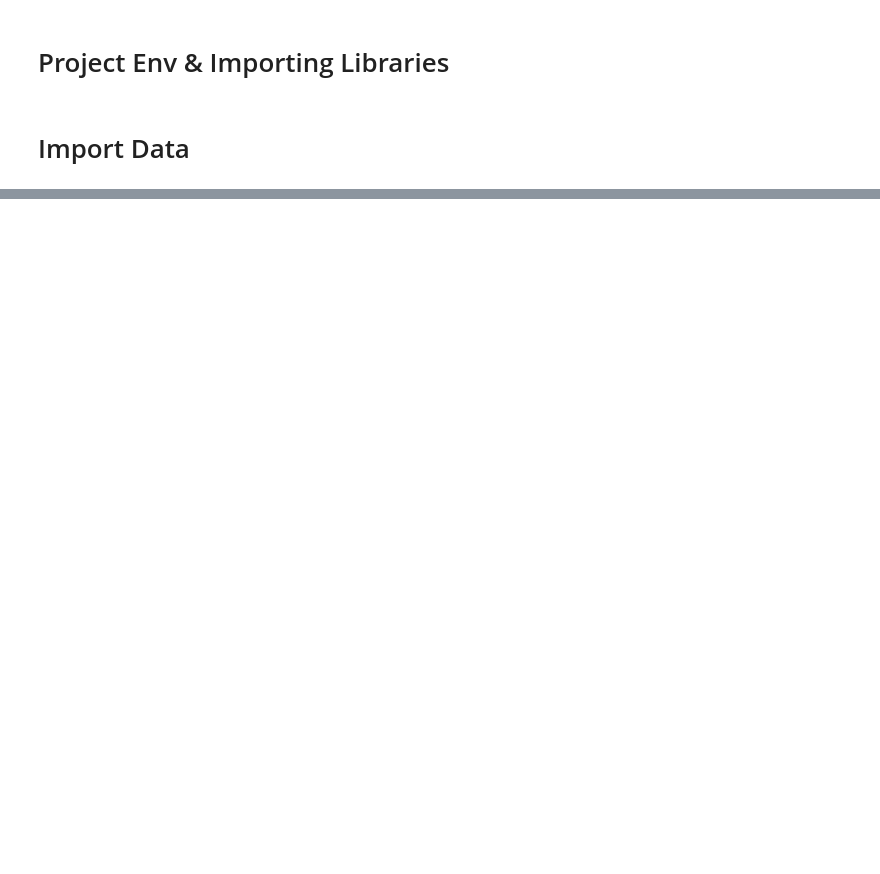
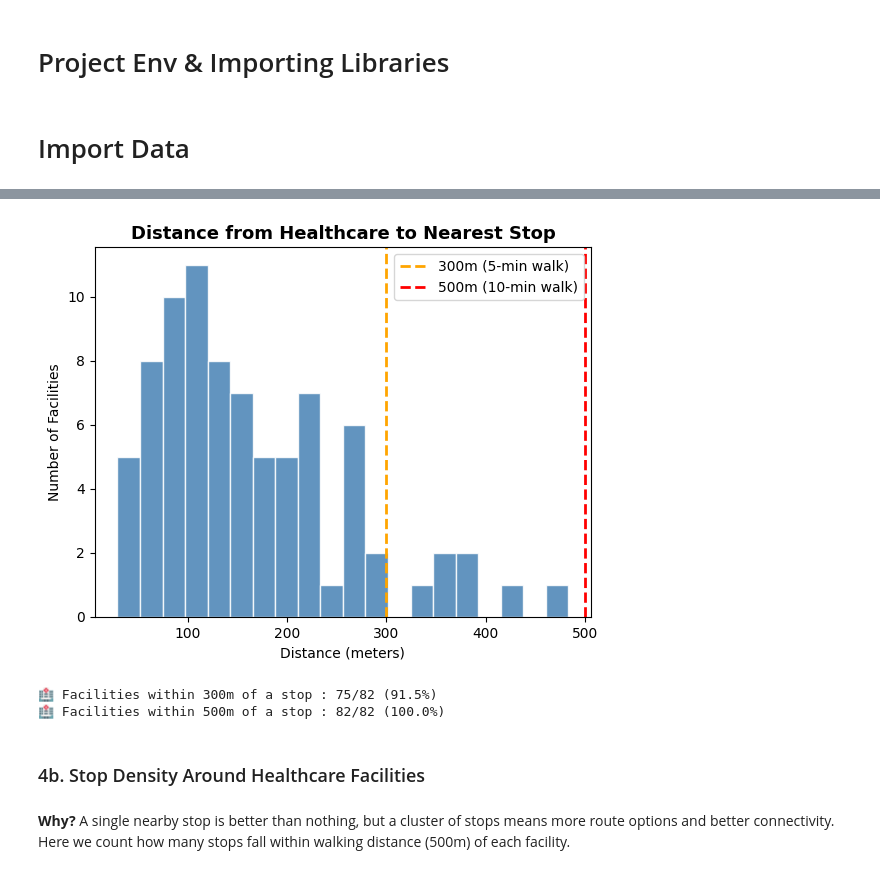
Before and after one commit to afkk25/capstone_repo, a Jupyter notebook: notebooks/03_data_analysis.ipynb, the cells around one changed output, grey strips where cells are left out. Cells and saved outputs as stored; diff of their text form; code cells hidden in the pictures; blank space fills up the shorter version.

```diff
--- a/notebooks/03_data_analysis.ipynb
+++ b/notebooks/03_data_analysis.ipynb
@@ -59,0 +205,23 @@ public_transport = public_transport.to_crs(CRS_GEO)
+# %%
+# ── Project to metric CRS for accurate distance measurement ──────────────────
+# EPSG:32629 = UTM Zone 29N (covers Morocco perfectly)
+hospitals_m = hospitals.to_crs(epsg=32629)
+stops_m  = stops.to_crs(epsg=32629)
+
+# Extract coordinates as numpy arrays
+hospitals_coords = np.array([(geom.x, geom.y) for geom in hospitals_m.geometry])
+stops_coords  = np.array([(geom.x, geom.y) for geom in stops_m.geometry])
+
+# Build spatial index on stops
+tree = cKDTree(stops_coords)
+
+# Query: for each healthcare facility, find the nearest stop
+distances, indices = tree.query(hospitals_coords, k=1)
+
+hospitals['nearest_stop_dist_m'] = distances
+hospitals['nearest_stop_name']   = stops.iloc[indices]['stop_name'].values
+hospitals['nearest_stop_mode']   = stops.iloc[indices]['primary_mode'].values
+
+print('Nearest stop computed for all healthcare facilities')
+print(f'\nDistance to nearest stop (meters):')
+print(hospitals['nearest_stop_dist_m'].describe().round(1))
@@ -59,0 +241,29 @@ public_transport = public_transport.to_crs(CRS_GEO)
+# %%
+# ── Visualize nearest stop distance distribution ──────────────────────────────
+# Histogram
+plt.hist(hospitals['nearest_stop_dist_m'], bins=20, color='steelblue',
+             edgecolor='white', alpha=0.85)
+plt.axvline(300, color='orange', linestyle='--', lw=2, label='300m (5-min walk)')
+plt.axvline(500, color='red',    linestyle='--', lw=2, label='500m (10-min walk)')
+plt.title('Distance from Healthcare to Nearest Stop', fontsize=13, fontweight='bold')
+plt.xlabel('Distance (meters)')
+plt.ylabel('Number of Facilities')
+plt.legend()
+
+
+plt.savefig(f'{ANALYSIS_OUTPUT_DIR}/nearest_stop_distance.png', bbox_inches='tight')
+plt.show()
+
+# Summary
+within_300 = (hospitals['nearest_stop_dist_m'] <= 300).sum()
+within_500 = (hospitals['nearest_stop_dist_m'] <= 500).sum()
+print(f'\n🏥 Facilities within 300m of a stop : {within_300}/{len(hospitals)} ({within_300/len(hospitals)*100:.1f}%)')
+print(f'🏥 Facilities within 500m of a stop : {within_500}/{len(hospitals)} ({within_500/len(hospitals)*100:.1f}%)')
+# %% [output]
+[figure, added]
+🏥 Facilities within 300m of a stop : 75/82 (91.5%)
+🏥 Facilities within 500m of a stop : 82/82 (100.0%)
+# %% [markdown]
+### 4b. Stop Density Around Healthcare Facilities
+# %% [markdown]
+**Why?** A single nearby stop is better than nothing, but a cluster of stops means more route options and better connectivity. Here we count how many stops fall within walking distance (500m) of each facility.
```
Also changed, not shown: parts of 39 cells of this notebook, 20 other files.
